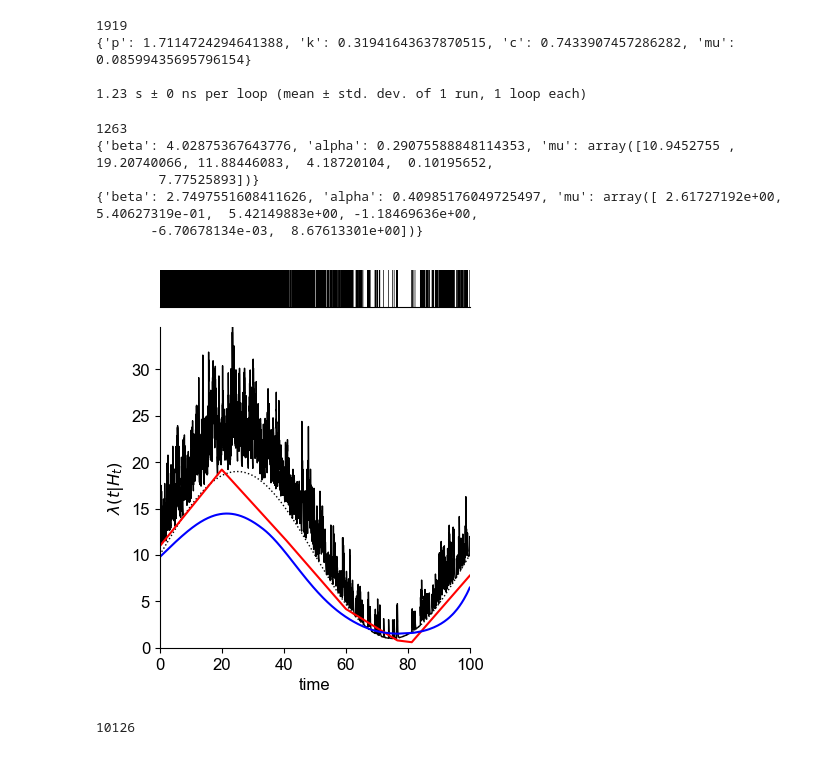
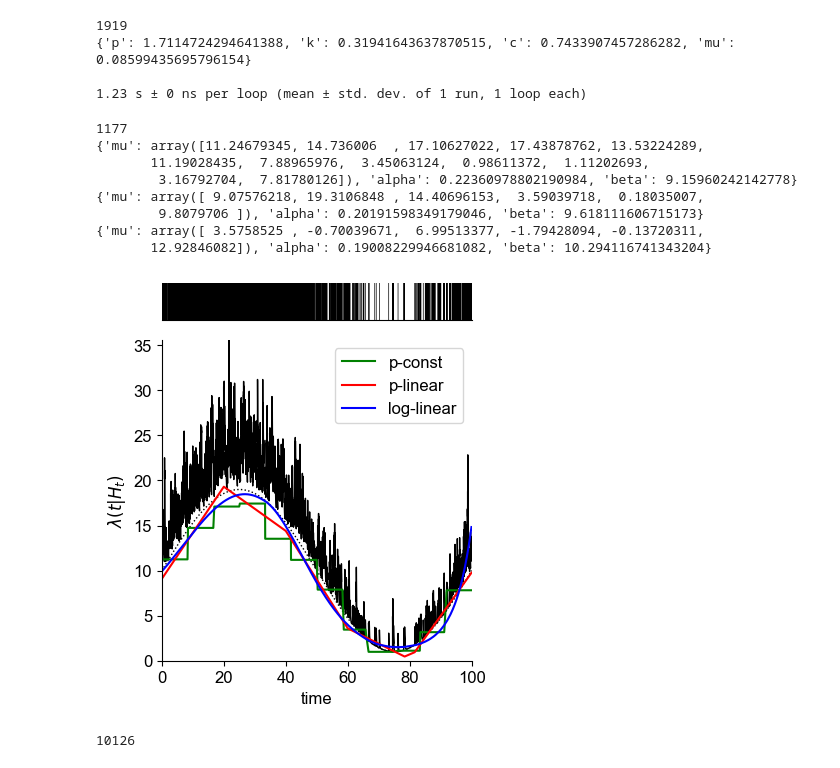
Before and after one commit to carlottadepasquale/Hawkes, a Jupyter notebook: demo.ipynb, the cells around one changed output. Drawn from its saved outputs; the diff is of its cells as text; code cells hidden in the pictures.

```diff
--- a/demo.ipynb
+++ b/demo.ipynb
@@ -79,34 +79,45 @@ print()
 # %%
 import Hawkes as hk
 
 para = {"alpha":0.2,"beta":10.0}
 mu_t = lambda x: 10.0 + 9.0*np.sin(2*np.pi*x/100)
 itv = [0,100]
 h1 = hk.simulator().set_kernel("exp").set_baseline('custom',l_custom=mu_t).set_parameter(para)
 T = h1.simulate(itv)
 print(len(T))
 
-# piecewise lienar model
-h2 = hk.estimator().set_kernel("exp").set_baseline('plinear',num_basis=6)
+# piecewise constant model
+h2 = hk.estimator().set_kernel("exp").set_baseline('pconst',num_basis=12)
 h2.fit(T,itv)
 print(h2.para)
 
-# log-linear model
-h3 = hk.estimator().set_kernel("exp").set_baseline('loglinear',num_basis=6)
+# piecewise lienar model
+h3 = hk.estimator().set_kernel("exp").set_baseline('plinear',num_basis=6)
 h3.fit(T,itv)
 print(h3.para)
 
+# log-linear model
+h4 = hk.estimator().set_kernel("exp").set_baseline('loglinear',num_basis=6)
+h4.fit(T,itv)
+print(h4.para)
+
 h1.plot_l()
-plt.plot(T,h2.baseline.l(T),"r-")
-plt.plot(T,h3.baseline.l(T),"b-")
+plt.plot(T,h2.baseline.l(T),"g-",label='p-const')
+plt.plot(T,h3.baseline.l(T),"r-",label='p-linear')
+plt.plot(T,h4.baseline.l(T),"b-",label='log-linear')
+plt.legend()
+
 pass
 # %% [output]
-1263
-{'beta': 4.02875367643776, 'alpha': 0.29075588848114353, 'mu': array([10.9452755 , 19.20740066, 11.88446083,  4.18720104,  0.10195652,
-        7.77525893])}
-{'beta': 2.7497551608411626, 'alpha': 0.40985176049725497, 'mu': array([ 2.61727192e+00,  5.40627319e-01,  5.42149883e+00, -1.18469636e+00,
-       -6.70678134e-03,  8.67613301e+00])}
+1177
+{'mu': array([11.24679345, 14.736006  , 17.10627022, 17.43878762, 13.53224289,
+       11.19028435,  7.88965976,  3.45063124,  0.98611372,  1.11202693,
+        3.16792704,  7.81780126]), 'alpha': 0.22360978802190984, 'beta': 9.15960242142778}
+{'mu': array([ 9.07576218, 19.3106848 , 14.40696153,  3.59039718,  0.18035007,
+        9.8079706 ]), 'alpha': 0.20191598349179046, 'beta': 9.618111606715173}
+{'mu': array([ 3.5758525 , -0.70039671,  6.99513377, -1.79428094, -0.13720311,
+       12.92846082]), 'alpha': 0.19008229946681082, 'beta': 10.294116741343204}
-[figure, old version]
+[figure, new version]
 # %%
 ########################## non-parametric model
 import Hawkes as hk
```
Also changed, not shown: parts of 1 cell of this notebook, 6 other files.
